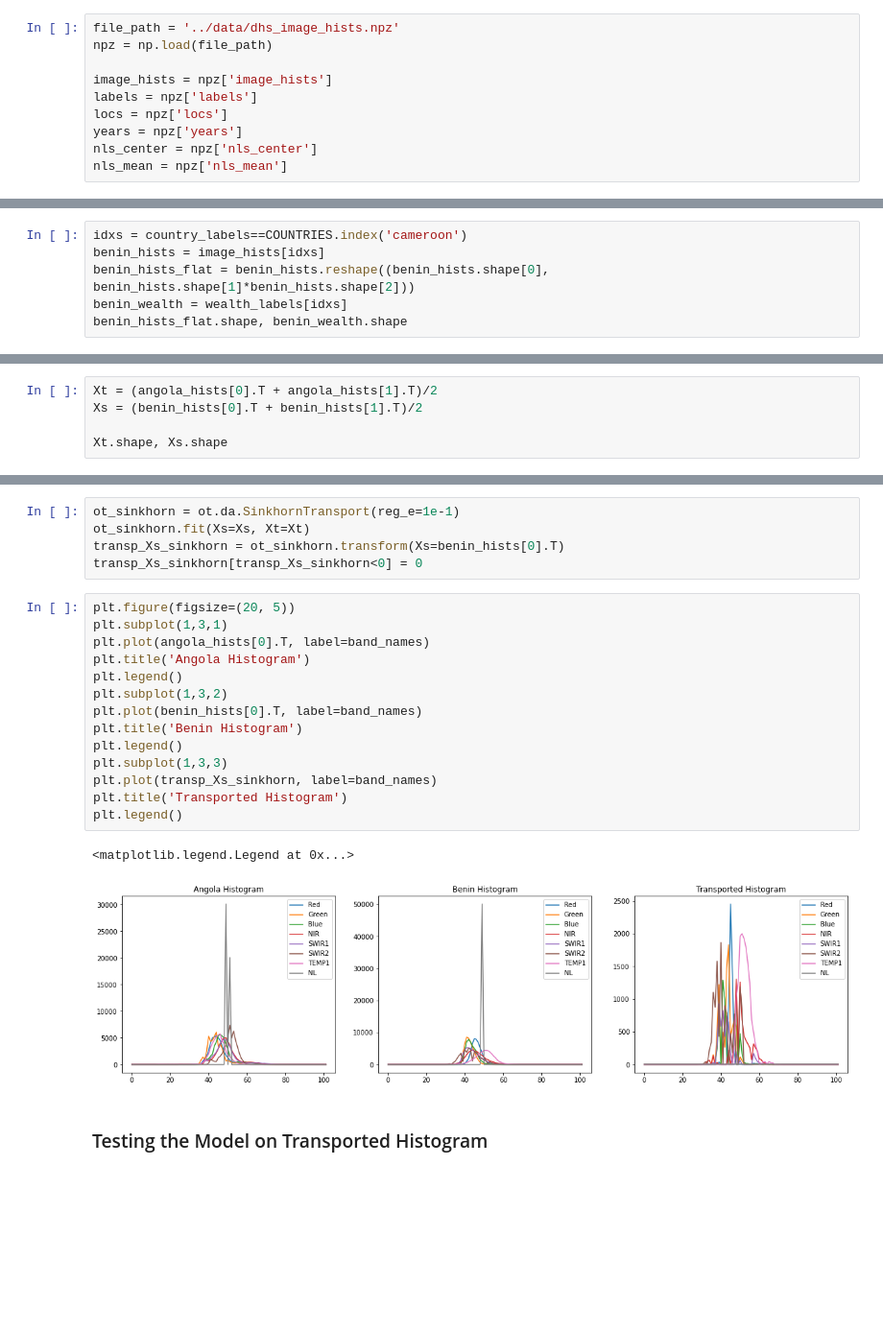
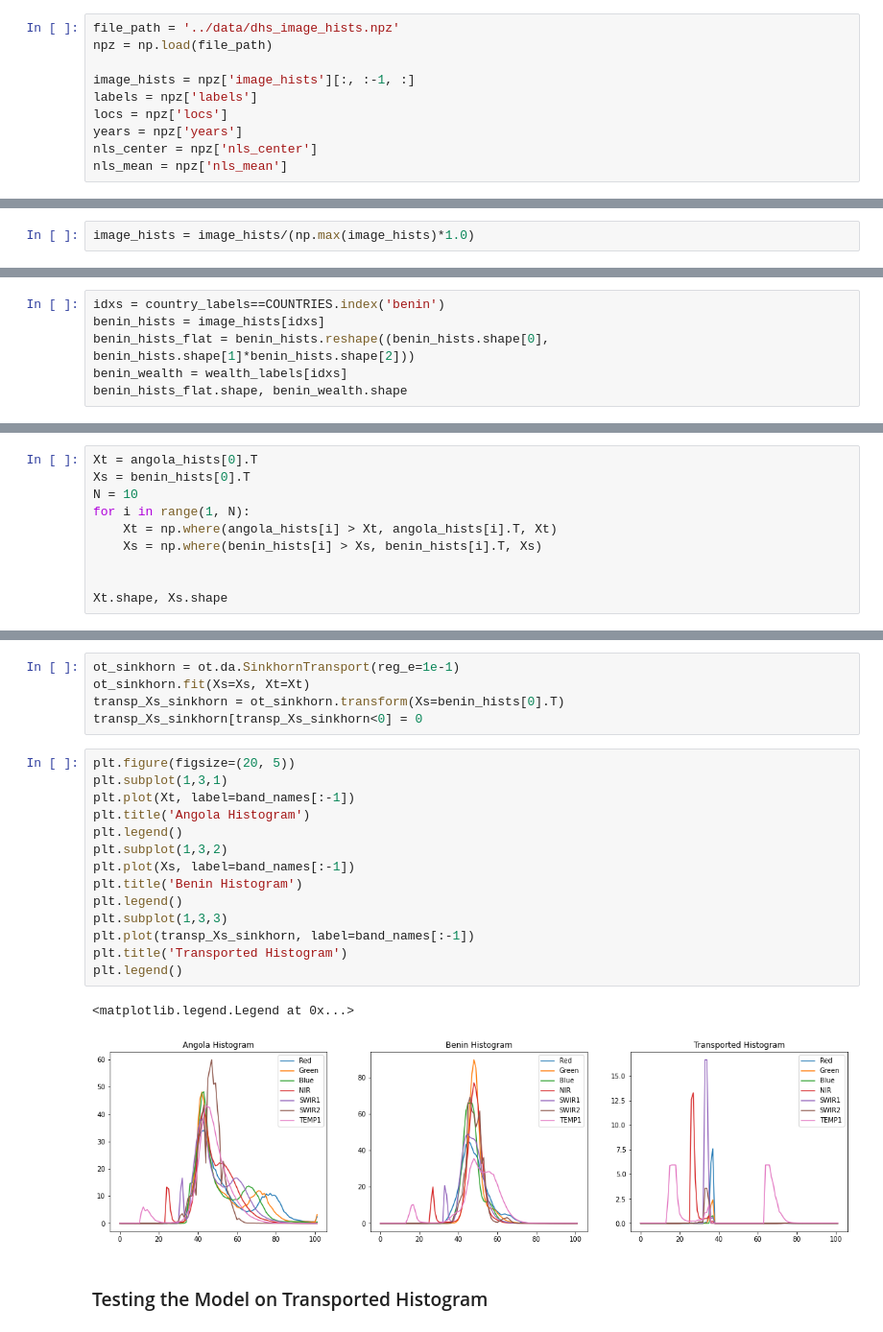
Before and after one commit to pnagasam/dsc180a_capstone_project, a Jupyter notebook: notebooks/Data Exploration.ipynb, the cells around one changed output, grey strips where cells are left out. Shown at 96% size. Saved outputs shown, nothing was run; the diff lists cells and outputs as text; blank space fills up the shorter version.

```diff
--- a/notebooks/Data Exploration.ipynb
+++ b/notebooks/Data Exploration.ipynb
@@ -37,7 +37,7 @@ for i in range(9):
 file_path = '../data/dhs_image_hists.npz'
 npz = np.load(file_path)
 
-image_hists = npz['image_hists']
+image_hists = npz['image_hists'][:, :-1, :]
 labels = npz['labels']
 locs = npz['locs']
 years = npz['years']
@@ -82,6 +82,8 @@ for i, country in enumerate(COUNTRIES):
     country_indices[country] = np.asarray(country_indices[country])
     indices = country_indices[country]
     country_labels[indices] = i
+# %%
+image_hists = image_hists/(np.max(image_hists)*1.0)
 # %% [markdown]
 ## Task:
 Given reference country for which the linear regression model was trained on to predict wealth given the 8 channel image, we want to optimal transport the images for another country to this country to use the same linear regression model.
@@ -118,7 +140,7 @@ mse_train, mse_test
 # %% [markdown]
 ### Optimal transport to use this model on other countries
 # %%
-idxs = country_labels==COUNTRIES.index('cameroon')
+idxs = country_labels==COUNTRIES.index('benin')
 benin_hists = image_hists[idxs]
 benin_hists_flat = benin_hists.reshape((benin_hists.shape[0], benin_hists.shape[1]*benin_hists.shape[2]))
 benin_wealth = wealth_labels[idxs]
@@ -128,6 +150,11 @@ benin_hists_flat.shape, benin_wealth.shape
 # %%
-Xt = (angola_hists[0].T + angola_hists[1].T)/2
-Xs = (benin_hists[0].T + benin_hists[1].T)/2
+Xt = angola_hists[0].T
+Xs = benin_hists[0].T
+N = 10
+for i in range(1, N):
+    Xt = np.where(angola_hists[i] > Xt, angola_hists[i].T, Xt)
+    Xs = np.where(benin_hists[i] > Xs, benin_hists[i].T, Xs)
+
 
 Xt.shape, Xs.shape
 # %% [output]
@@ -140,20 +167,20 @@ transp_Xs_sinkhorn[transp_Xs_sinkhorn<0] = 0
 # %%
 plt.figure(figsize=(20, 5))
 plt.subplot(1,3,1)
-plt.plot(angola_hists[0].T, label=band_names)
+plt.plot(Xt, label=band_names[:-1])
 plt.title('Angola Histogram')
 plt.legend()
 plt.subplot(1,3,2)
-plt.plot(benin_hists[0].T, label=band_names)
+plt.plot(Xs, label=band_names[:-1])
 plt.title('Benin Histogram')
 plt.legend()
 plt.subplot(1,3,3)
-plt.plot(transp_Xs_sinkhorn, label=band_names)
+plt.plot(transp_Xs_sinkhorn, label=band_names[:-1])
 plt.title('Transported Histogram')
 plt.legend()
 # %% [output]
 <matplotlib.legend.Legend at 0x...>
-[figure, old version]
+[figure, new version]
 # %% [markdown]
 ### Testing the Model on Transported Histogram
 # %%
```
Also changed, not shown: parts of 12 cells of this notebook, 1 other file.
